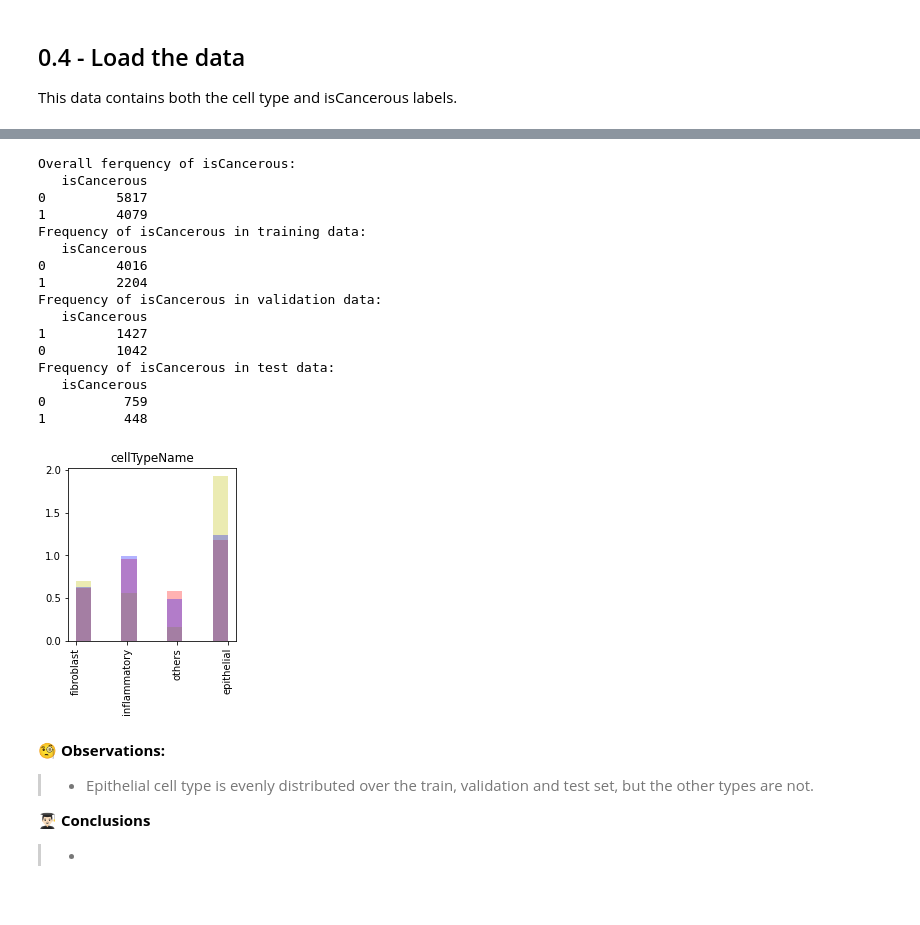
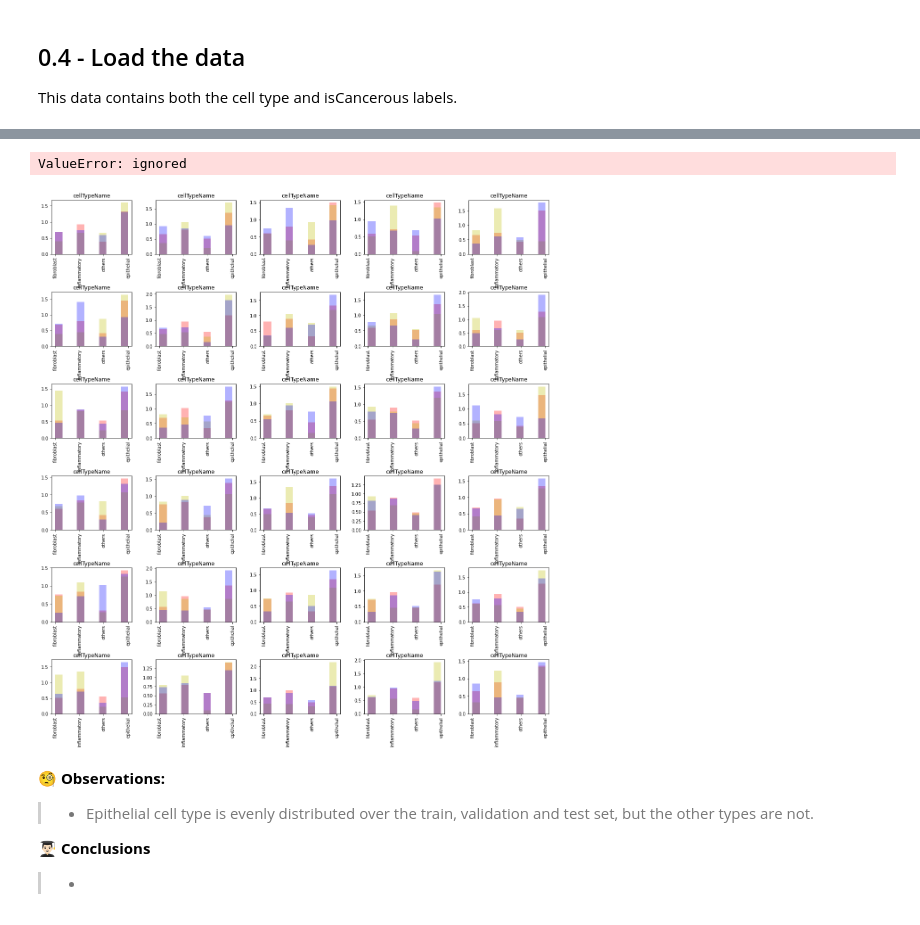
Before and after one commit to Luke-Mason/CML-Assignment-2, a Jupyter notebook: Luke.ipynb, the cells around one changed output, grey strips where cells are left out. Saved outputs shown, nothing was run; the diff lists cells and outputs as text; code cells hidden in the pictures.

```diff
--- a/Luke.ipynb
+++ b/Luke.ipynb
@@ -69,10 +69,10 @@ def hist_plot(title, columns, colours, nrows, ncols, index_pos, left=0.125, top=
     plt.title(title)
     plt.xticks(rotation='vertical')
 # %%
-def train_val_test_split_by_column(dataframe, column, train_size = 0.666, val_size = 0.5):
+def train_val_test_split_by_column(dataframe, column, seed, train_size = 0.666, val_size = 0.5):
   splitting_IDs = dataframe[column].unique()
-  train_IDs, test_IDs = train_test_split(splitting_IDs, train_size = train_size, shuffle=True, random_state=29)
-  val_IDs, test_IDs = train_test_split(test_IDs, train_size = val_size, shuffle=True, random_state=29)
+  train_IDs, test_IDs = train_test_split(splitting_IDs, train_size = train_size, shuffle=True, random_state=seed)
+  val_IDs, test_IDs = train_test_split(test_IDs, train_size = val_size, shuffle=True, random_state=seed)
 
   train_IDs = pd.DataFrame(train_IDs)
   train_IDs.rename(columns = {0:column}, inplace = True)
@@ -231,2 +235,3 @@ Splitting the main dataset into train, validation and test sets
 # %%
-main_train_set, main_validation_set, main_test_set = train_val_test_split_by_column(main_data, 'patientID')
+# Split the data based on patient ID.
+main_train_set, main_validation_set, main_test_set = train_val_test_split_by_column(main_data, 'patientID', 35)
@@ -233,3 +253,16 @@ main_train_set, main_validation_set, main_test_set = train_val_test_split_by_col
+# %%
+plt.figure(figsize=(20,20))
+for i in range(1, 35):
+  # Split the data based on patient ID.
+  main_train_set, main_validation_set, main_test_set = train_val_test_split_by_column(main_data, 'patientID', i)
+
+  # Graph the split results.
+
+  col = "cellTypeName"
+  hist_plot(col, [main_train_set[col], main_validation_set[col], main_test_set[col]], ['r', 'y', 'b'], 7, 5, i)
+# %% [output]
+ValueError: ignored
+[figure, added]
 # %%
 print('Overall ferquency of isCancerous:')
 print(main_data.isCancerous.value_counts().to_frame())
@@ -242,30 +275,6 @@ print(main_validation_set.isCancerous.value_counts().to_frame())
 
 print('Frequency of isCancerous in test data: ')
 print(main_test_set.isCancerous.value_counts().to_frame())
-# %% [output]
-Overall ferquency of isCancerous:
-   isCancerous
-0         5817
-1         4079
-Frequency of isCancerous in training data:
-   isCancerous
-0         4016
-1         2204
-Frequency of isCancerous in validation data:
-   isCancerous
-1         1427
-0         1042
-Frequency of isCancerous in test data:
-   isCancerous
-0          759
-1          448
-# %%
-# Graph the results
-plt.figure(figsize=(3,3))
-col = "cellTypeName"
-hist_plot(col, [main_train_set[col], main_validation_set[col], main_test_set[col]], ['r', 'y', 'b'], 1, 1, 1)
-# %% [output]
-[figure, removed]
 # %% [markdown]
 🧐 **Observations:**
 > - Epithelial cell type is evenly distributed over the train, validation and test set, but the other types are not.
```
Also changed, not shown: parts of 19 cells of this notebook.
